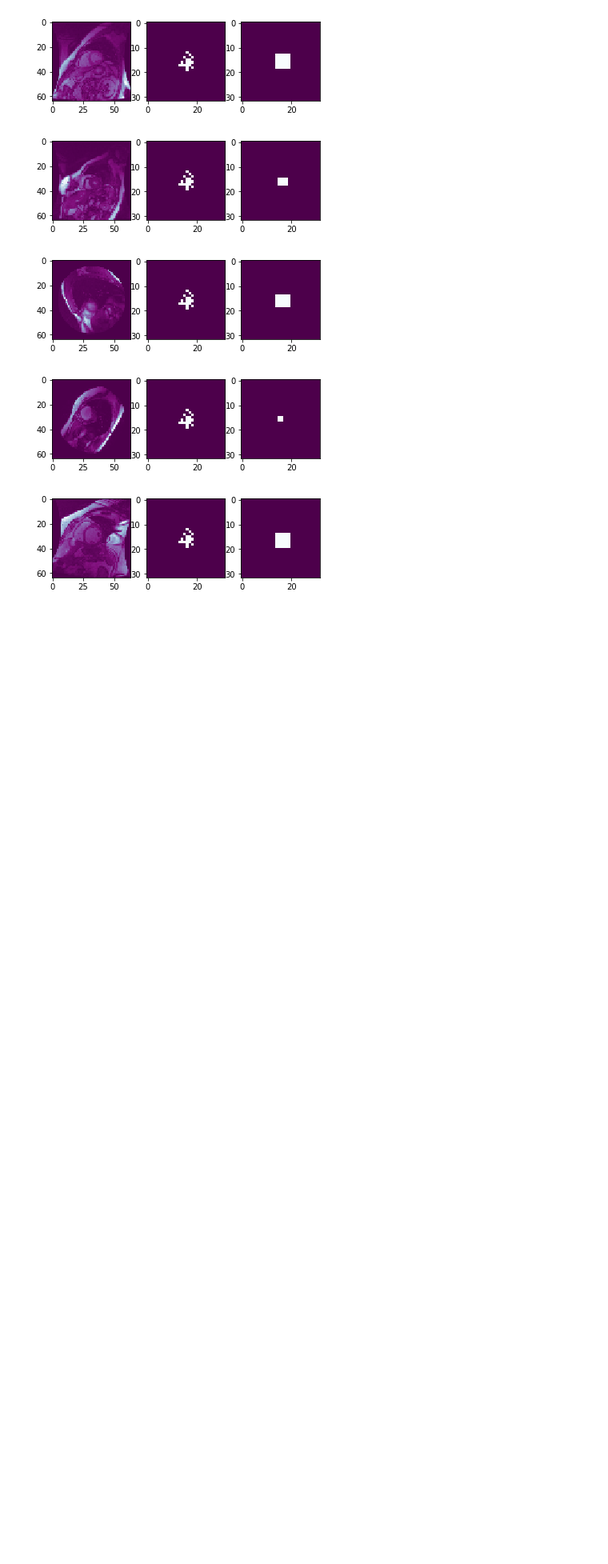
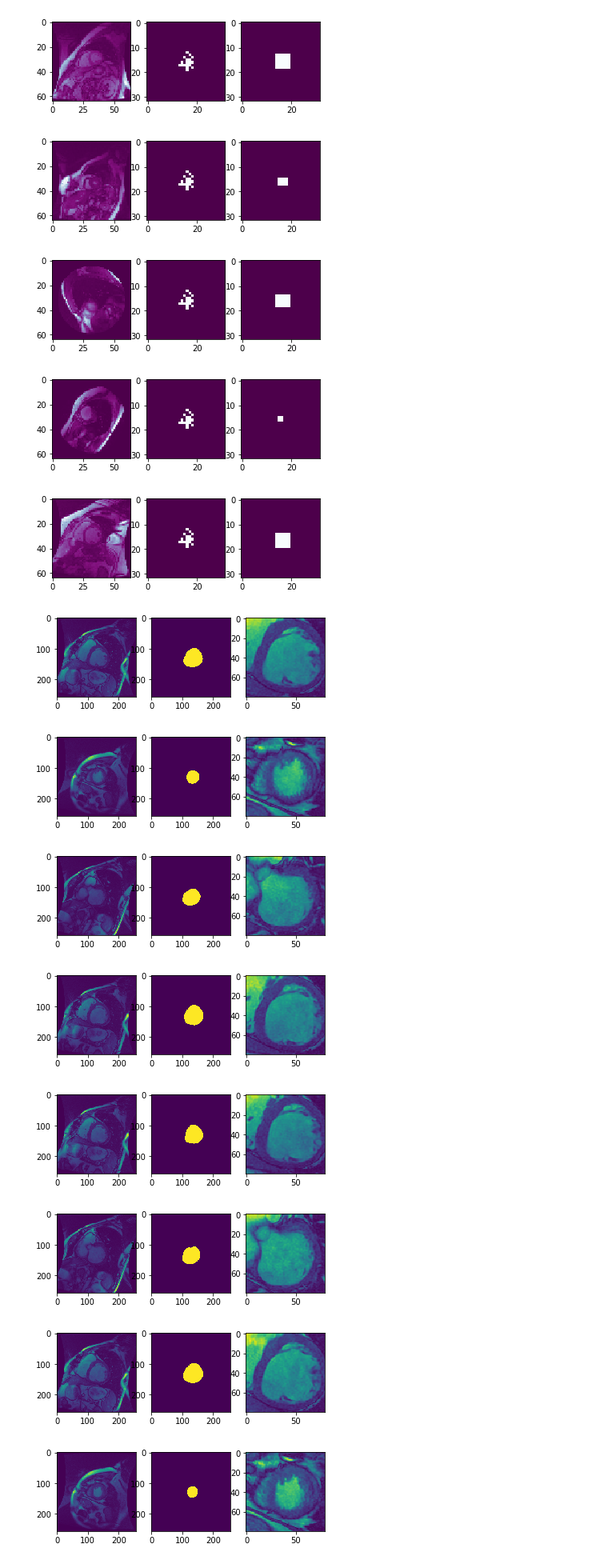
Before and after one commit to qqu0127/LV-segmentation, a Jupyter notebook: demo.ipynb, the cells around one changed output. Shown at 80% size. Saved outputs shown, nothing was run; the diff lists cells and outputs as text; code cells hidden in the pictures; blank space fills up the shorter version.

```diff
--- a/demo.ipynb
+++ b/demo.ipynb
@@ -153,3 +146,23 @@ for i in range(10):
 [figure]
 [figure]
 [figure]
+# %%
+cropped = get_cropped(img_test, y_pred, win_size = 80)
+for i in range(10):
+    plt.figure()
+    plt.subplot(131)
+    plt.imshow(img_test[i, :, :, 0])
+    plt.subplot(132)
+
+    plt.imshow(mask_test[i,:,:,0])
+    plt.subplot(133)
+    plt.imshow(cropped[i, :,:,0])
+# %% [output]
+[figure, added]
+[figure, added]
+[figure, added]
+[figure, added]
+[figure, added]
+[figure, added]
+[figure, added]
+[figure, added]
```
Also changed, not shown: parts of 8 cells of this notebook, 1 other file.
